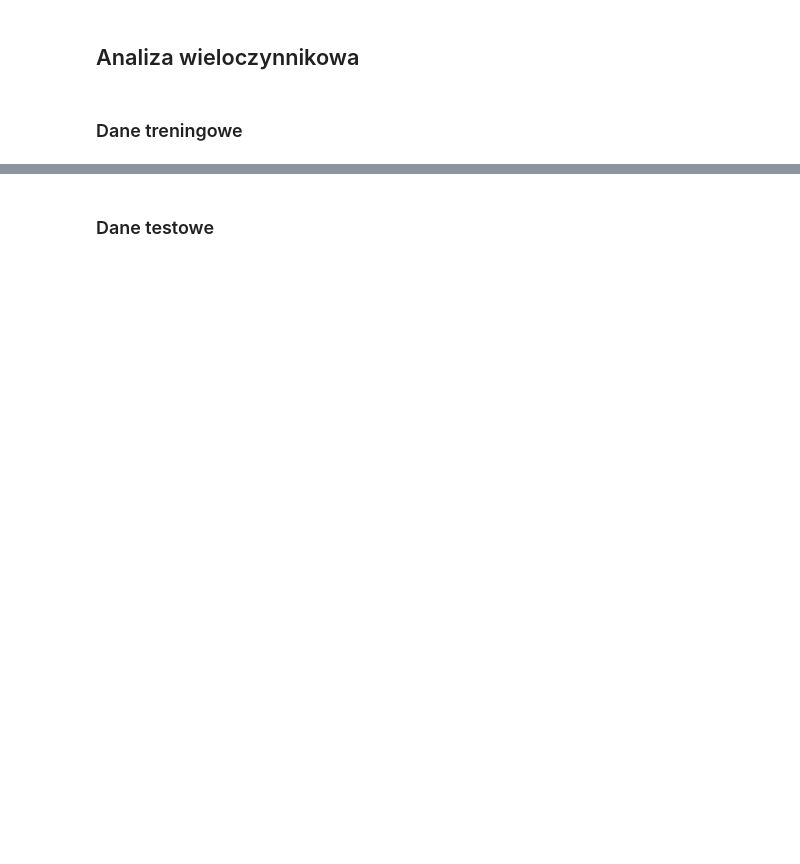
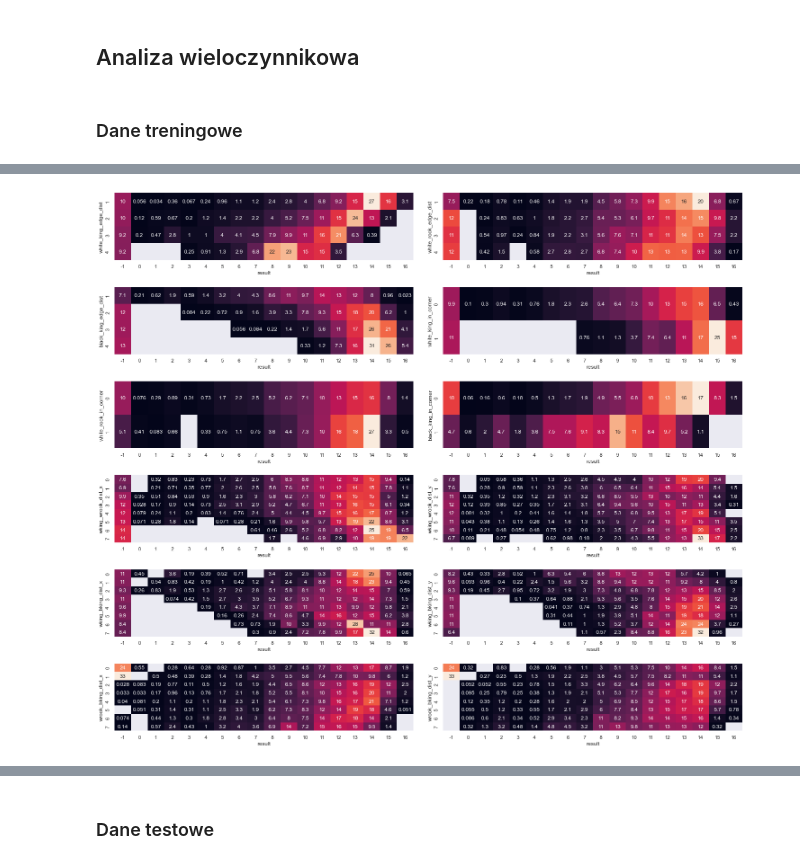
Before and after one commit to wi1lku/Introduction-to-machine-learning-, a Jupyter notebook: project1/Project1.ipynb, the cells around one changed output, grey strips where cells are left out. Saved outputs shown, nothing was run; the diff lists cells and outputs as text; code cells hidden in the pictures; blank space fills up the shorter version.

```diff
--- a/project1/Project1.ipynb
+++ b/project1/Project1.ipynb
@@ -546,7 +543,7 @@ for col in columns:
 # %% [markdown]
 ### Dane testowe
 # %%
-for col in columns:
-    df_test_processed[col].value_counts().plot(kind = "barh")
-    plt.title(col)
-    plt.show()
+# for col in columns:
+#     df_test_processed[col].value_counts().plot(kind = "barh")
+#     plt.title(col)
+#     plt.show()
@@ -614,11 +607,11 @@ Zarówno dla danych treningowych jak i testowych możemy zauważyć brak korelac
 # %% [markdown]
 ### Dane treningowe
 # %%
-for col in columns:
-    dfprep = df_train_processed.groupby(by = [col]).size().reset_index(name='count_all')
-    dfprep2 = df_train_processed.groupby(by = [col, 'result']).size().reset_index(name='count')
-    dfprep2 = pd.merge(dfprep, dfprep2, how = "left", on=col)
-    dfprep2["percentage"] = dfprep2["count"]/dfprep2["count_all"]*100
-    dfprep2 = dfprep2.pivot(col, "result", "percentage")
-    ax = sns.heatmap(dfprep2, annot=True, fmt = '.2g', cbar_kws={'orientation': 'horizontal'})
-    plt.show()
+# for col in columns:
+#     dfprep = df_train_processed.groupby(by = [col]).size().reset_index(name='count_all')
+#     dfprep2 = df_train_processed.groupby(by = [col, 'result']).size().reset_index(name='count')
+#     dfprep2 = pd.merge(dfprep, dfprep2, how = "left", on=col)
+#     dfprep2["percentage"] = dfprep2["count"]/dfprep2["count_all"]*100
+#     dfprep2 = dfprep2.pivot(col, "result", "percentage")
+#     ax = sns.heatmap(dfprep2, annot=True, fmt = '.2g', cbar_kws={'orientation': 'horizontal'})
+#     plt.show()
@@ -637,0 +618,17 @@ for col in columns:
+# %%
+# to samo
+i = 0
+fig, axes = plt.subplots(6, 2, figsize = (25, 22))
+plt.subplots_adjust(wspace = 0.1, hspace = 0.4)
+for col in columns:
+    dfprep = df_train_processed.groupby(by = [col]).size().reset_index(name='count_all')
+    dfprep2 = df_train_processed.groupby(by = [col, 'result']).size().reset_index(name='count')
+    dfprep2 = pd.merge(dfprep, dfprep2, how = "left", on=col)
+    dfprep2["percentage"] = dfprep2["count"]/dfprep2["count_all"]*100
+    dfprep2 = dfprep2.pivot(col, "result", "percentage")
+    sns.heatmap(dfprep2, annot=True, fmt = '.2g',\
+                cbar_kws={'orientation': 'horizontal'}, ax = axes[i//2][i%2], cbar = False)
+    i += 1
+plt.show()
+# %% [output]
+[figure, added]
```
Also changed, not shown: parts of 14 cells of this notebook.
